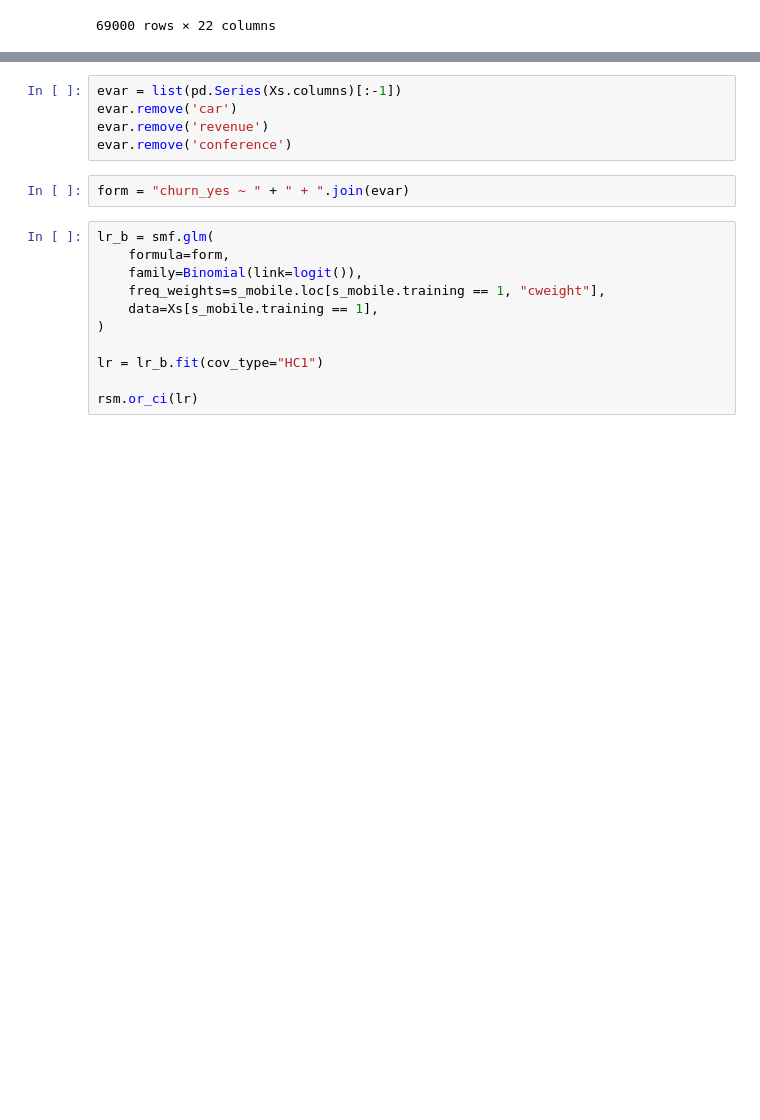
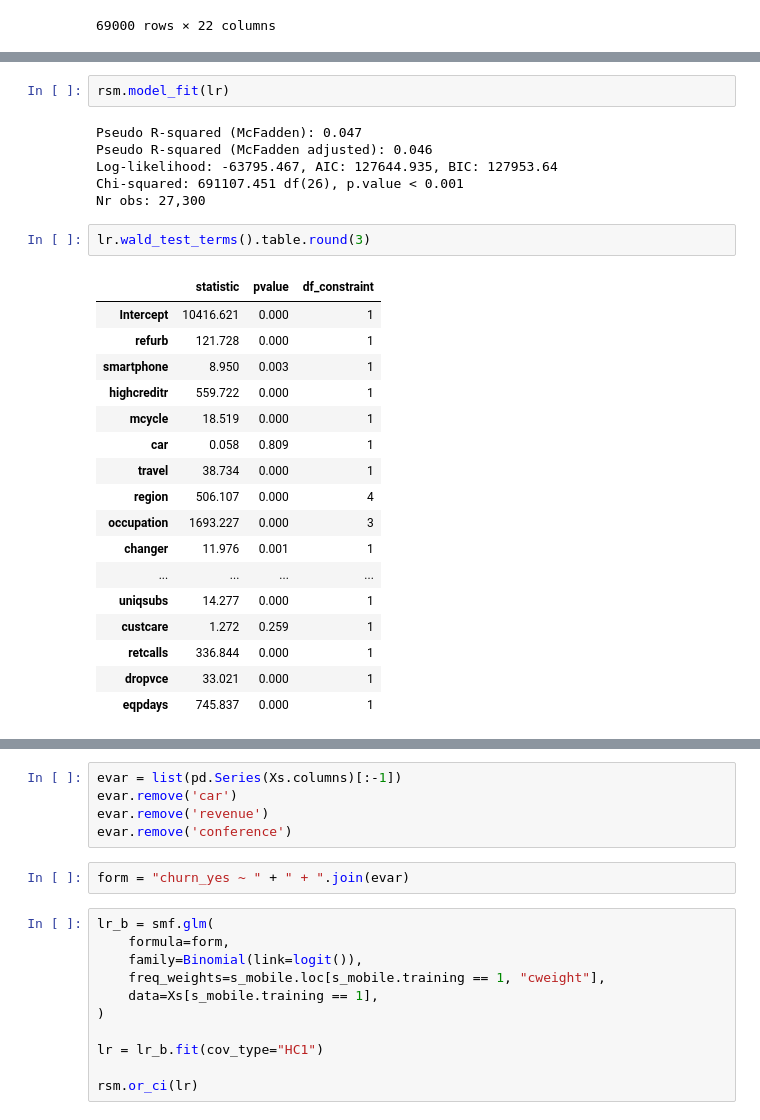
Before and after one commit to deeptarka96/Churn-Prediction-Analysis, a Jupyter notebook: s-mobile.ipynb, the cells around one changed output, grey strips where cells are left out. Saved outputs shown, nothing was run; the diff lists cells and outputs as text; blank space fills up the shorter version.

```diff
--- a/s-mobile.ipynb
+++ b/s-mobile.ipynb
@@ -523,0 +559,28 @@ Xs
+# %%
+rsm.model_fit(lr)
+# %% [output]
+Pseudo R-squared (McFadden): 0.047
+Pseudo R-squared (McFadden adjusted): 0.046
+Log-likelihood: -63795.467, AIC: 127644.935, BIC: 127953.64
+Chi-squared: 691107.451 df(26), p.value < 0.001
+Nr obs: 27,300
+# %%
+lr.wald_test_terms().table.round(3)
+# %% [output]
+|  | statistic | pvalue | df_constraint |
+| Intercept | 10416.621 | 0.000 | 1 |
+| refurb | 121.728 | 0.000 | 1 |
+| smartphone | 8.950 | 0.003 | 1 |
+| highcreditr | 559.722 | 0.000 | 1 |
+| mcycle | 18.519 | 0.000 | 1 |
+| car | 0.058 | 0.809 | 1 |
+| travel | 38.734 | 0.000 | 1 |
+| region | 506.107 | 0.000 | 4 |
+| occupation | 1693.227 | 0.000 | 3 |
+| changer | 11.976 | 0.001 | 1 |
+| ... | ... | ... | ... |
+| uniqsubs | 14.277 | 0.000 | 1 |
+| custcare | 1.272 | 0.259 | 1 |
+| retcalls | 336.844 | 0.000 | 1 |
+| dropvce | 33.021 | 0.000 | 1 |
+| eqpdays | 745.837 | 0.000 | 1 |
```
Also changed, not shown: parts of 34 cells of this notebook, 1 other file.
